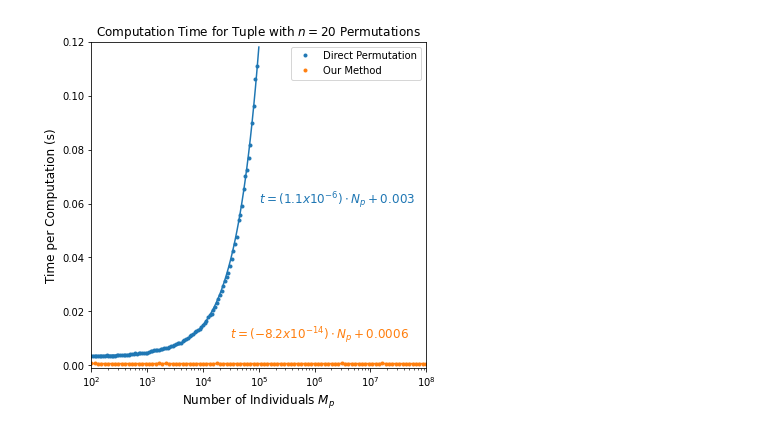
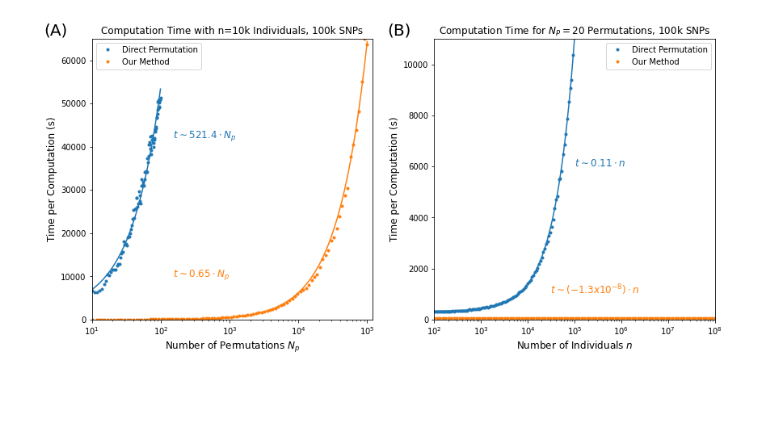
Before and after one commit to kunert/permute-counts, a Jupyter notebook: plot_computational_complexity.ipynb, the cells around one changed output. Drawn from its saved outputs; the diff is of its cells as text; code cells hidden in the pictures; blank space fills up the shorter version.

```diff
--- a/plot_computational_complexity.ipynb
+++ b/plot_computational_complexity.ipynb
@@ -98,39 +152,79 @@ MDT1m=np.vstack(MDT1).mean(0)
 # %%
-m1,b1=np.polyfit(M1,MDT1m,1)
-m2,b2=np.polyfit(M2,MDT2m,1)
+plt.figure(figsize=(12,6))
 
-plt.figure(figsize=(6,6))
+#scale all of the computation times by the total number of SNPs of interest: trivially, time scales linearly in
+#number of SNPs
+scale=1e5
+DT1m_scale=DT1m*scale
+DT2m_scale=DT2m*scale
+MDT1m_scale=MDT1m*scale
+MDT2m_scale=MDT2m*scale
 
-l1,=plt.plot(M1,MDT1m,'.',label='Direct Permutation')
-l2,=plt.plot(M2,MDT2m,'.',label='Our Method')
+### Plot varying number of permutations N ###
+plt.subplot(1,2,1)
+#fit a linear line to the time data
+m1,b1=np.polyfit(N1,DT1m_scale,1)
+m2,b2=np.polyfit(N2,DT2m_scale,1)
+
+#plot both the data itself and the line fit
+l1,=plt.plot(N1,DT1m_scale,'.',label='Direct Permutation')
+l2,=plt.plot(N2,DT2m_scale,'.',label='Our Method')
+plt.plot(N1,m1*N1+b1,c=l1.get_color())
+plt.plot(N2,m2*N2+b2,c=l2.get_color())
+
+plt.xscale('log')
+plt.legend()
+
+plt.title('Computation Time with n=10k Individuals, 100k SNPs')
+plt.ylabel('Time per Computation (s)',fontsize=12)
+plt.xlabel('Number of Permutations $N_p$',fontsize=12)
+
+e1=int(np.floor(np.log10(m1)))
+r1=m1/(10**e1)
+plt.text(1.5e2,0.42*scale,'$t \sim {:0.1f}\cdot N_p$'.format(m1),c=l1.get_color(),fontsize=12)
+e2=int(np.floor(np.log10(m2)))
+r2=m2/(10**e2)
+plt.text(1.5e2,0.1*scale,'$t \sim {:0.2f}\cdot N_p$'.format(m2,b2),c=l2.get_color(),fontsize=12)
+
+plt.text(2,0.659*scale,'(A)',fontsize=20)
+plt.xlim(10,1.2e5)
+plt.ylim([-0.01,0.65*scale])
+
+### Plot varying number of individuals M ###
+plt.subplot(1,2,2)
+#fit a linear line to the time data
+m1,b1=np.polyfit(M1,MDT1m_scale,1)
+m2,b2=np.polyfit(M2,MDT2m_scale,1)
+#plot both the data itself and the line fit
+l1,=plt.plot(M1,MDT1m_scale,'.',label='Direct Permutation')
+l2,=plt.plot(M2,MDT2m_scale,'.',label='Our Method')
 plt.plot(M1,m1*M1+b1,c=l1.get_color())
 plt.plot(M2,m2*M2+b2,c=l2.get_color())
 
-
-
-#plt.yscale('log')
 plt.xscale('log')
 plt.legend()
 
 
 
-plt.title('Computation Time for Tuple with $n=20$ Permutations')
+plt.title('Computation Time for $N_P=20$ Permutations, 100k SNPs')
 plt.ylabel('Time per Computation (s)',fontsize=12)
-plt.xlabel('Number of Individuals $M_p$',fontsize=12)
+plt.xlabel('Number of Individuals $n$',fontsize=12)
 
 e1=int(np.floor(np.log10(m1)))
 r1=m1/(10**e1)
-plt.text(1e5,0.06,'$t = ({:0.1f}x 10^{{{:}}})\cdot N_p + {:0.3f}$'.format(r1,e1,b1),c=l1.get_color(),fontsize=12)
-
+plt.text(1e5,0.06*scale,'$t \sim {:0.2f}\cdot n$'.format(m1,b1),c=l1.get_color(),fontsize=12)
 
 e2=int(np.floor(np.log10(np.abs(m2))))
 r2=m2/(10**e2)
-plt.text(3e4,0.01,'$t = ({:0.1f}x 10^{{{:}}})\cdot N_p + {:0.4f}$'.format(r2,e2,b2),c=l2.get_color(),fontsize=12)
+plt.text(3e4,0.01*scale,'$t \sim ({:0.1f}x 10^{{{:}}})\cdot n$'.format(r2,e2,b2),c=l2.get_color(),fontsize=12)
 
+plt.text(10,0.1115*scale,'(B)',fontsize=20)
+plt.xlim(1e2,1e8)
+plt.ylim([-0.001,0.11*scale])
 
-plt.xlim(1e2,1e8)
-plt.ylim([-0.001,0.12])
+plt.tight_layout()
 
-plt.savefig('./figs/time_individuals.svg')
+#plt.savefig('computation_times.svg')
+#plt.savefig('computation_times.png',dpi=200)
 # %% [output]
-[figure, old version]
+[figure, new version]
```
Also changed, not shown: parts of 5 cells of this notebook, 3 other files.
